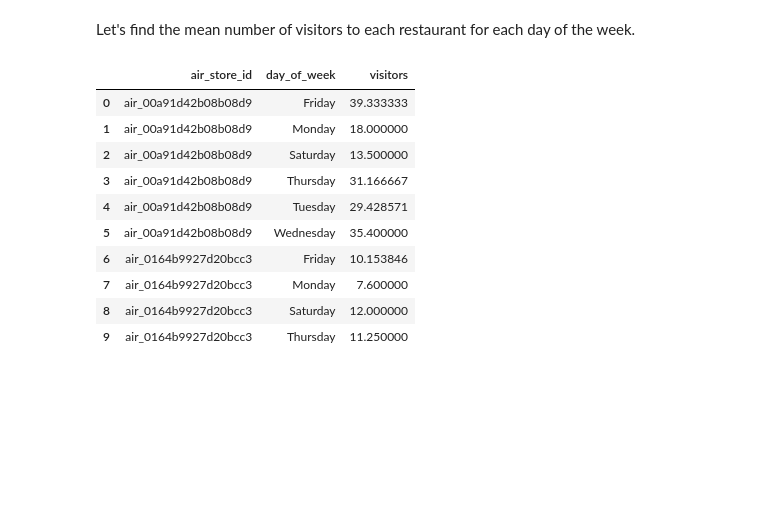
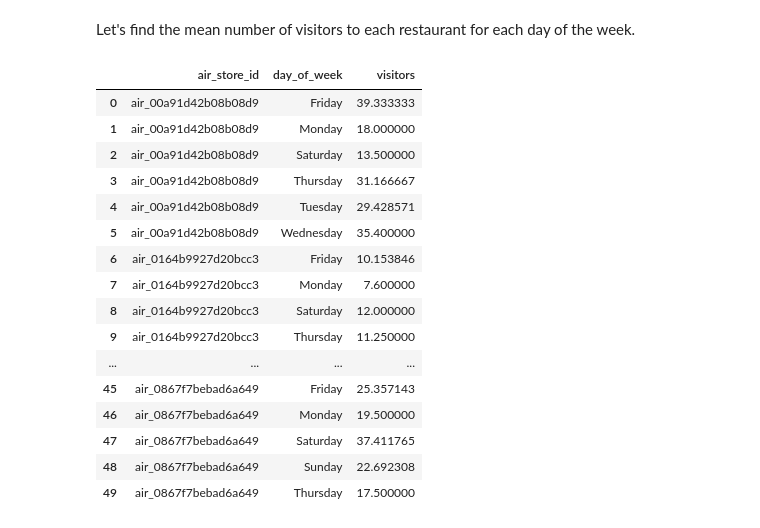
Before and after one commit to jieunyoo/kaggle-recruit-restaurant-predictions, a Jupyter notebook: 03-data-visualization.ipynb, the cells around one changed output. Cells and saved outputs as stored; diff of their text form; code cells hidden in the pictures; blank space fills up the shorter version.

```diff
--- a/03-data-visualization.ipynb
+++ b/03-data-visualization.ipynb
@@ -284,16 +284,22 @@ Let's find the  mean number of visitors to each restaurant for each day of the w
 grouped2 = grouped.groupby(['air_store_id', 'day_of_week'])['visitors'].mean()
 # %%
 grouped2 = grouped2.to_frame().reset_index()
-grouped2.head(10)
+grouped2.head(50)
 # %% [output]
 |  | air_store_id | day_of_week | visitors |
 | 0 | air_00a91d42b08b08d9 | Friday | 39.333333 |
 | 1 | air_00a91d42b08b08d9 | Monday | 18.000000 |
 | 2 | air_00a91d42b08b08d9 | Saturday | 13.500000 |
 | 3 | air_00a91d42b08b08d9 | Thursday | 31.166667 |
 | 4 | air_00a91d42b08b08d9 | Tuesday | 29.428571 |
 | 5 | air_00a91d42b08b08d9 | Wednesday | 35.400000 |
 | 6 | air_0164b9927d20bcc3 | Friday | 10.153846 |
 | 7 | air_0164b9927d20bcc3 | Monday | 7.600000 |
 | 8 | air_0164b9927d20bcc3 | Saturday | 12.000000 |
 | 9 | air_0164b9927d20bcc3 | Thursday | 11.250000 |
+| ... | ... | ... | ... |
+| 45 | air_0867f7bebad6a649 | Friday | 25.357143 |
+| 46 | air_0867f7bebad6a649 | Monday | 19.500000 |
+| 47 | air_0867f7bebad6a649 | Saturday | 37.411765 |
+| 48 | air_0867f7bebad6a649 | Sunday | 22.692308 |
+| 49 | air_0867f7bebad6a649 | Thursday | 17.500000 |
```
Also changed, not shown: parts of 13 cells of this notebook, 1 other file.
